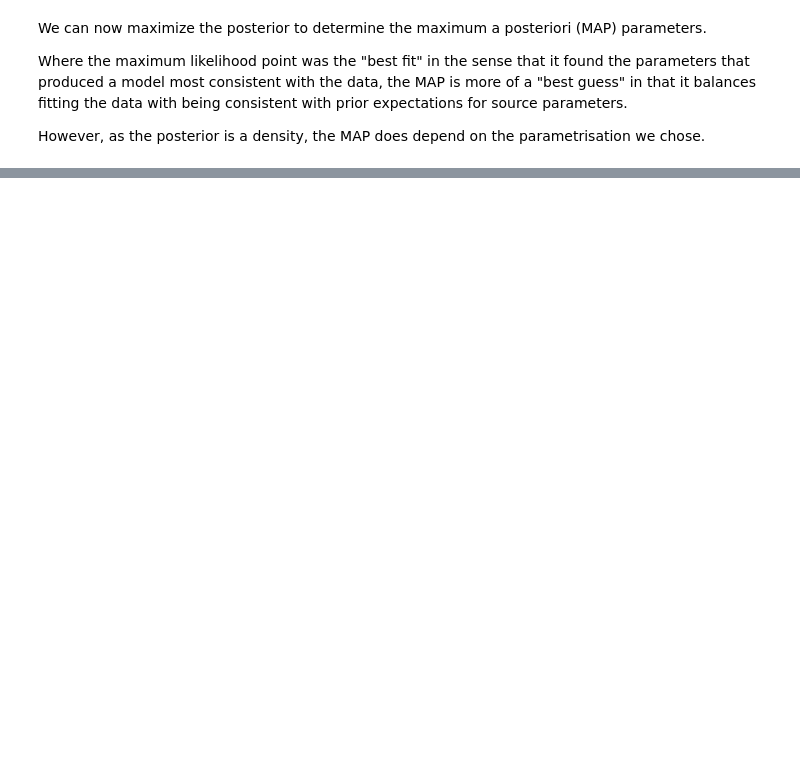
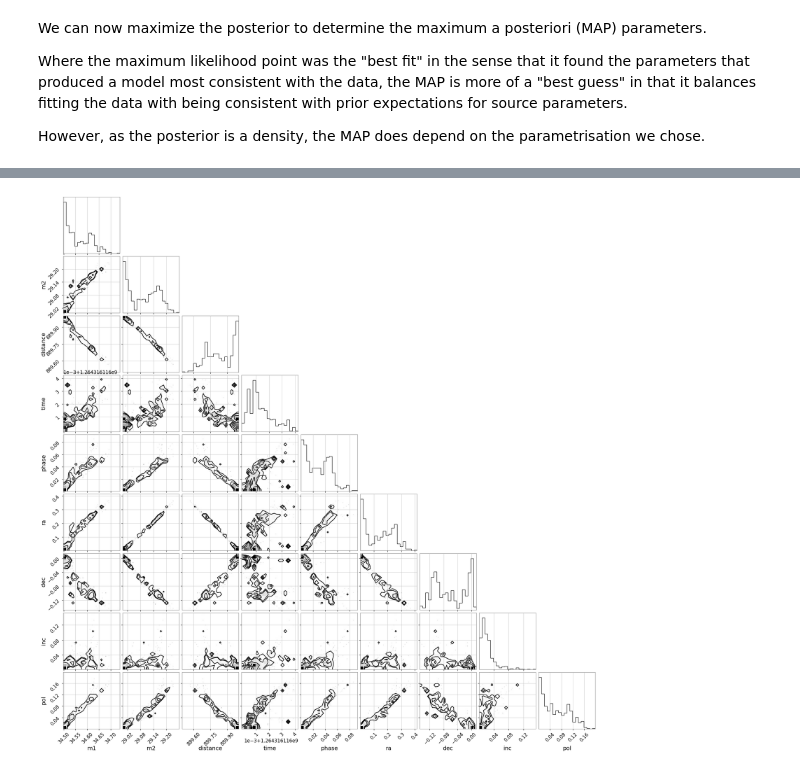
Before and after one commit to hjornskar-ctrl/dim-clem, a Jupyter notebook: Param_estimation.ipynb, the cells around one changed output, grey strips where cells are left out. Saved outputs shown, nothing was run; the diff lists cells and outputs as text; code cells hidden in the pictures; blank space fills up the shorter version.

```diff
--- a/Param_estimation.ipynb
+++ b/Param_estimation.ipynb
@@ -491,0 +566,32 @@ Steps   log(posterior)
+# %%
+
+import emcee
+import numpy as np
+import matplotlib.pyplot as plt
+import corner
+
+
+# Number of dimensions (parameters)
+ndim = len(param0)  # Assuming param0 is your initial guess
+
+# Number of walkers (chains) - typically 2-3 times ndim
+nwalkers = 2 * ndim
+
+# Initialize walkers near the previous best-fit (add small noise)
+p0 = [param0 + 1e-4 * np.random.randn(ndim) for i in range(nwalkers)]
+
+# Set up the MCMC sampler
+sampler = emcee.EnsembleSampler(nwalkers, ndim, logposterior)
+
+# Run the MCMC chain
+nsteps = 100  # Increase if needed
+sampler.run_mcmc(p0, nsteps, progress=True)
+
+# Extract samples
+samples = sampler.get_chain(discard=50, thin=2, flat=True)  # Burn-in & thinning
+
+# Plot corner plot to visualize parameter distributions
+fig = corner.corner(samples, labels=["m1", "m2", "distance", "time", "phase", "ra", "dec", "inc", "pol"])
+plt.show()
+# %% [output]
+[figure, added]
```
Also changed, not shown: parts of 16 cells of this notebook.
